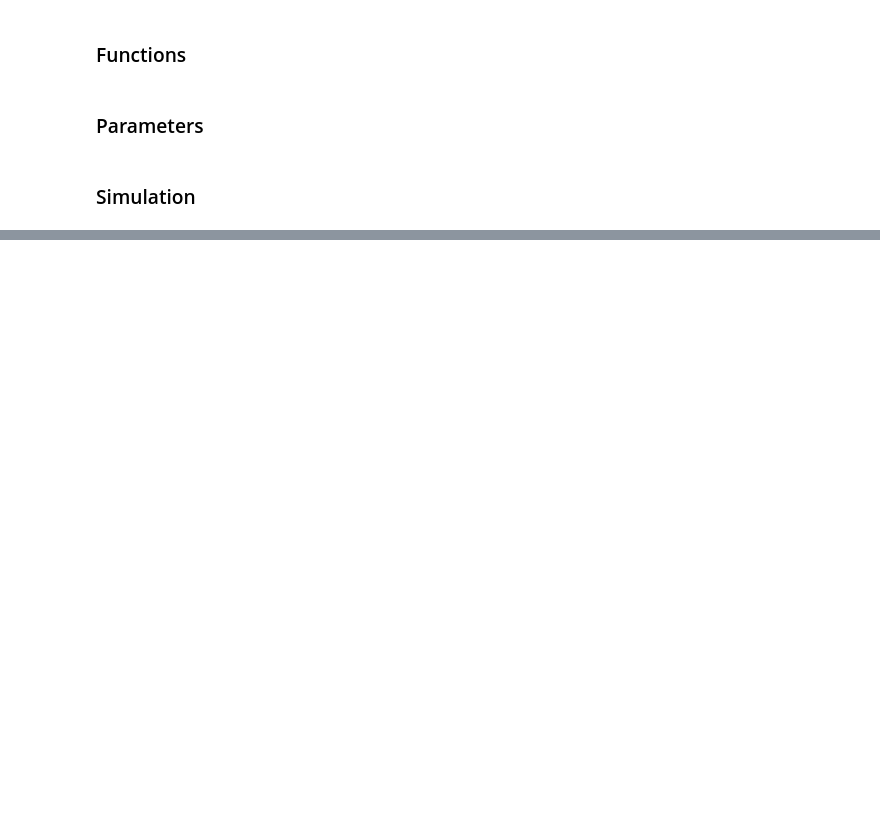
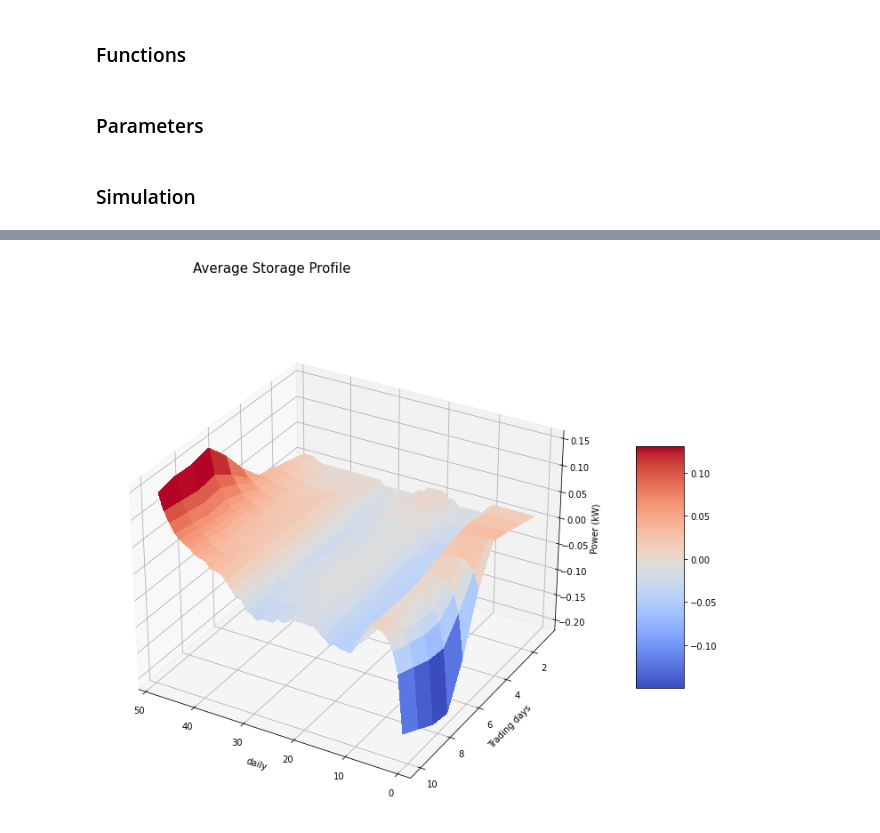
Before and after one commit to rossetl/GT-Smart-Grids, a Jupyter notebook: notebook3.ipynb, the cells around one changed output, grey strips where cells are left out. Saved outputs shown, nothing was run; the diff lists cells and outputs as text; code cells hidden in the pictures; blank space fills up the shorter version.

```diff
--- a/notebook3.ipynb
+++ b/notebook3.ipynb
@@ -174,0 +178,16 @@ ValueError: A value in x_new is below the interpolation range.
+# %%
+from matplotlib import cm
+fig, ax = plt.subplots(subplot_kw={"projection": "3d"}, figsize=(20,10))
+X = np.arange(1, T+1, 1)
+Y = np.arange(1, n_days+1, 1)
+X, Y = np.meshgrid(X, Y)
+surf = ax.plot_surface(X, Y, b_history, cmap=cm.coolwarm,
+                       linewidth=0, antialiased=False)
+ax.set_ylabel('Trading days', size=10)
+ax.set_xlabel('daily', size=10)
+ax.set_zlabel('Power (kW)', size=10)
+fig.colorbar(surf, shrink=0.5, aspect=5)
+ax.view_init(30, 120)
+fig.suptitle('Average Storage Profile', size=15);
+# %% [output]
+[figure, added]
```
Also changed, not shown: parts of 4 cells of this notebook.
